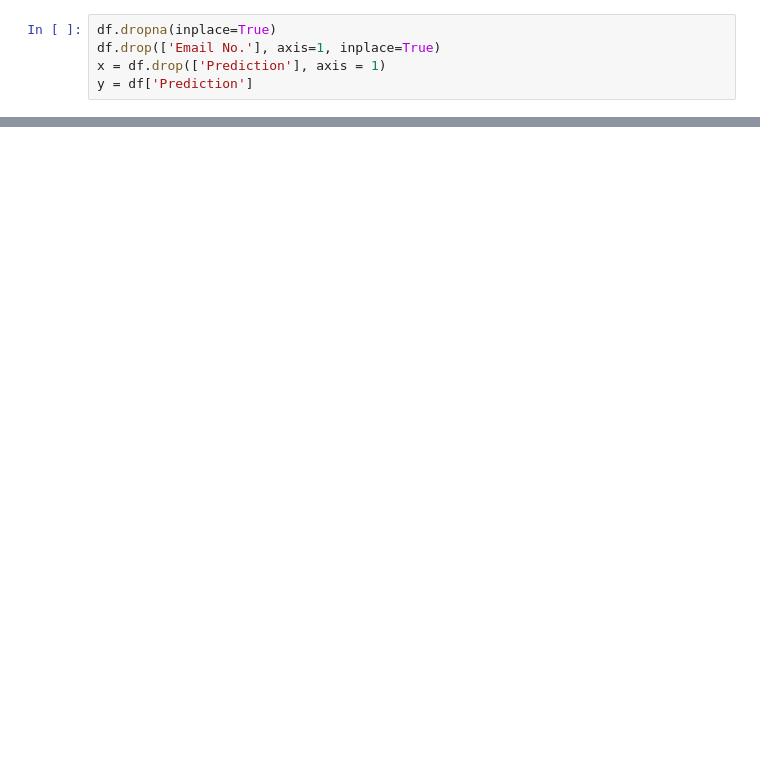
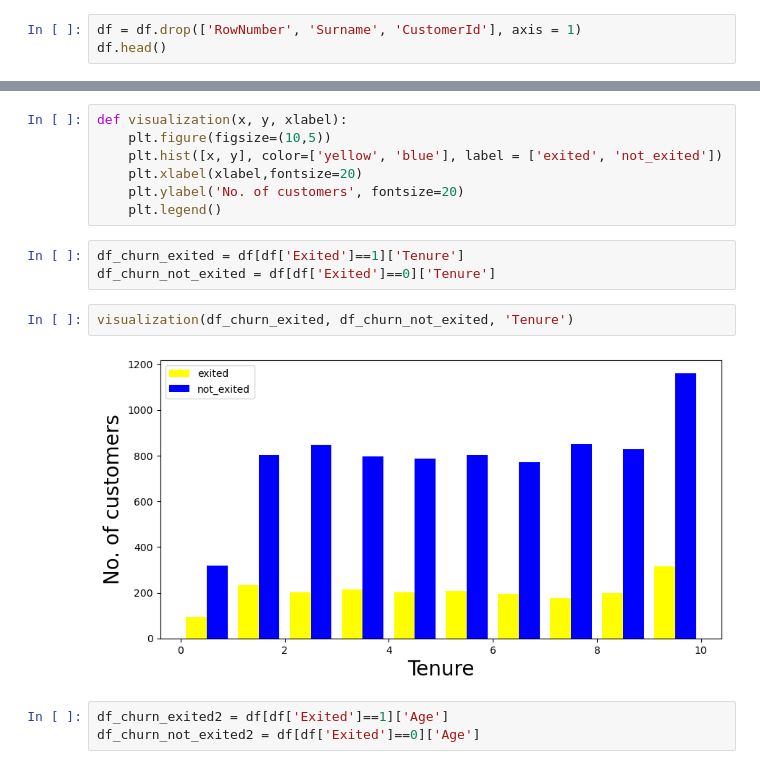
Before and after one commit to MadhurJ20/SPPU-Sem-VII-Practicals, a Jupyter notebook: LP-III/MLL/MLL_Exp_02.ipynb, the cells around one changed output, grey strips where cells are left out. Drawn from its saved outputs; the diff is of its cells as text; blank space fills up the shorter version.

```diff
--- a/LP-III/MLL/MLL_Exp_02.ipynb
+++ b/LP-III/MLL/MLL_Exp_02.ipynb
@@ -64,5 +138,3 @@ Length: 3002, dtype: int64
-# %%
-df.dropna(inplace=True)
-df.drop(['Email No.'], axis=1, inplace=True)
-x = df.drop(['Prediction'], axis = 1)
-y = df['Prediction']
+# %%
+df = df.drop(['RowNumber', 'Surname', 'CustomerId'], axis = 1)
+df.head()
@@ -68,0 +148,17 @@ y = df['Prediction']
+# %%
+def visualization(x, y, xlabel):
+    plt.figure(figsize=(10,5))
+    plt.hist([x, y], color=['yellow', 'blue'], label = ['exited', 'not_exited'])
+    plt.xlabel(xlabel,fontsize=20)
+    plt.ylabel('No. of customers', fontsize=20)
+    plt.legend()
+# %%
+df_churn_exited = df[df['Exited']==1]['Tenure']
+df_churn_not_exited = df[df['Exited']==0]['Tenure']
+# %%
+visualization(df_churn_exited, df_churn_not_exited, 'Tenure')
+# %% [output]
+[figure, added]
+# %%
+df_churn_exited2 = df[df['Exited']==1]['Age']
+df_churn_not_exited2 = df[df['Exited']==0]['Age']
```
Also changed, not shown: parts of 38 cells of this notebook, 1 other file.
